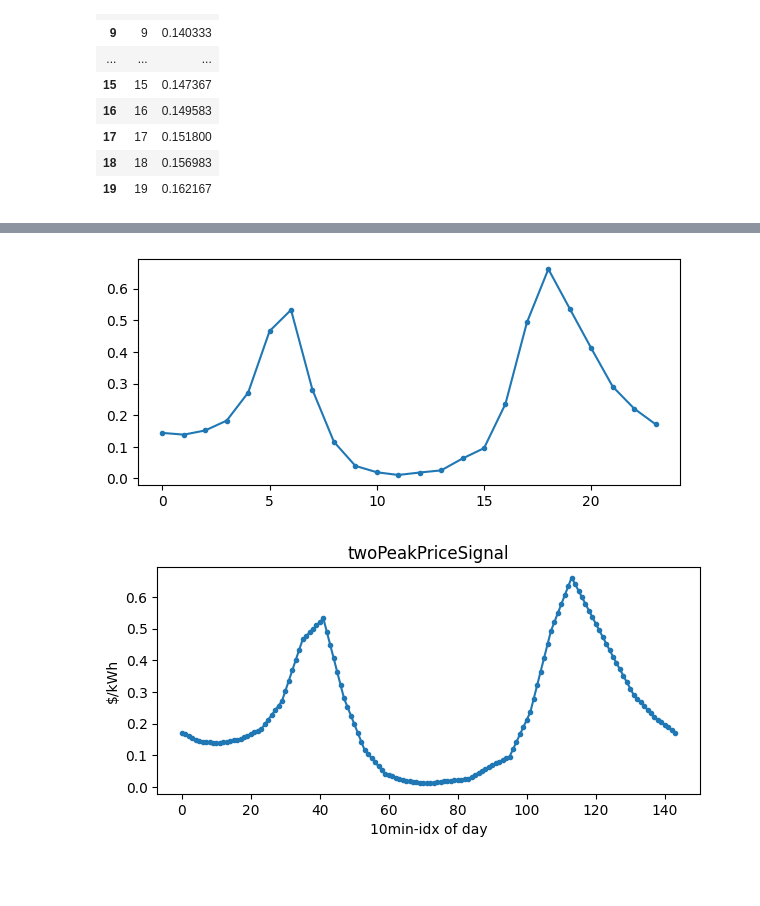
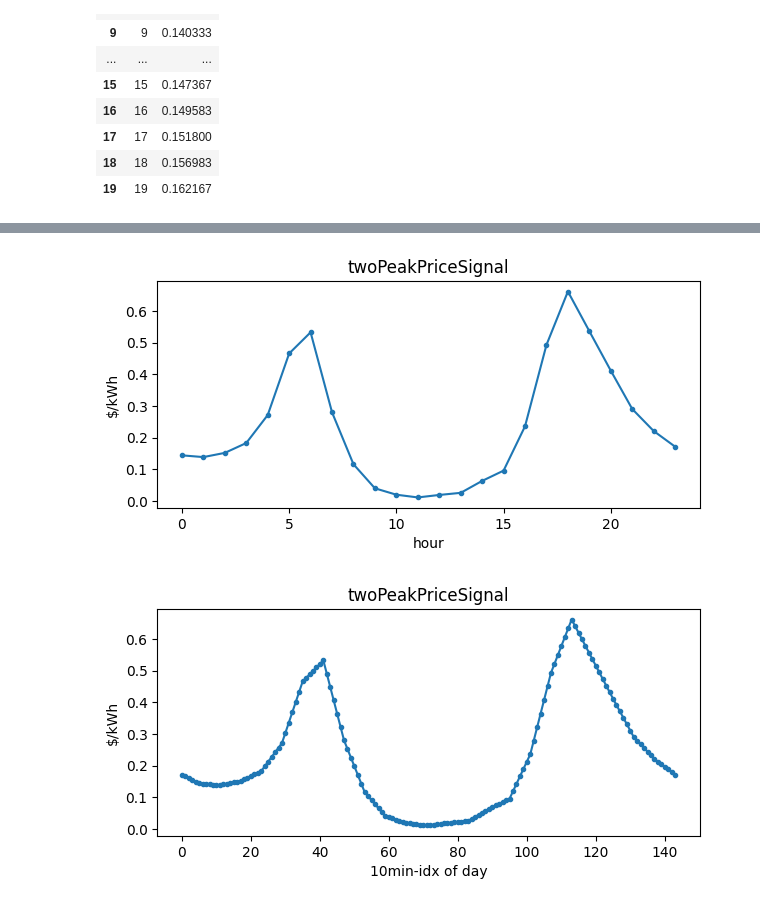
Before and after one commit to jarviskroos7/pev_intelligent_charging_control, a Jupyter notebook: notebooks/price_signal_proc.ipynb, the cells around one changed output, grey strips where cells are left out. Cells and saved outputs as stored; diff of their text form; code cells hidden in the pictures; blank space fills up the shorter version.

```diff
--- a/notebooks/price_signal_proc.ipynb
+++ b/notebooks/price_signal_proc.ipynb
@@ -86,9 +92,12 @@ price_day_idx.head(20)
 # %%
 plt.figure(figsize=(7, 3))
 plt.plot(price_day.hour, price_day.Price, '-o', markersize=3)
+plt.xlabel('hour')
+plt.ylabel('$/kWh')
+plt.title('twoPeakPriceSignal')
 plt.show()
 # %% [output]
-[figure, old version]
+[figure, new version]
 # %%
 plt.figure(figsize=(7, 3))
 plt.plot(price_day_idx.idx, price_day_idx.price, '-o', markersize=3)
```
Also changed, not shown: parts of 6 cells of this notebook, 9 other files.
